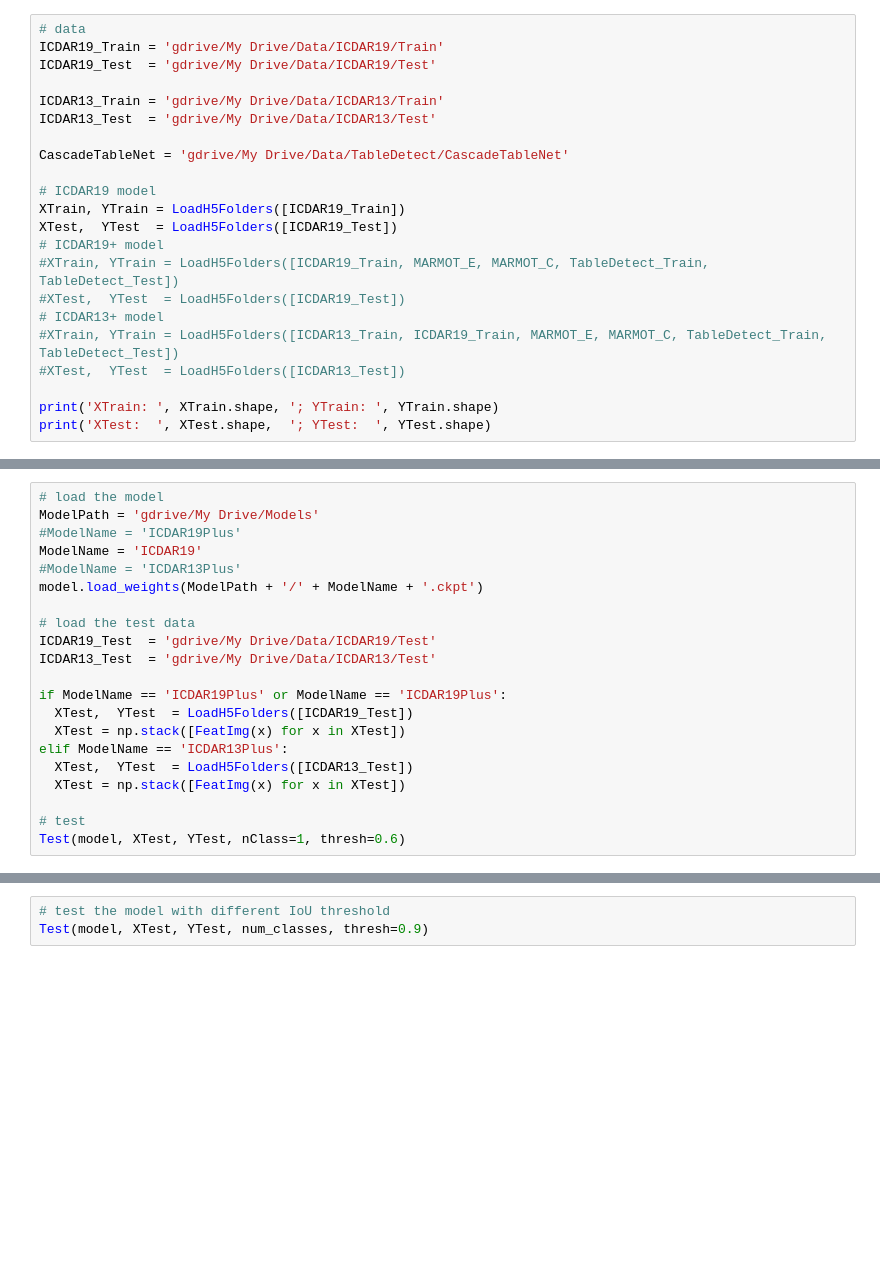
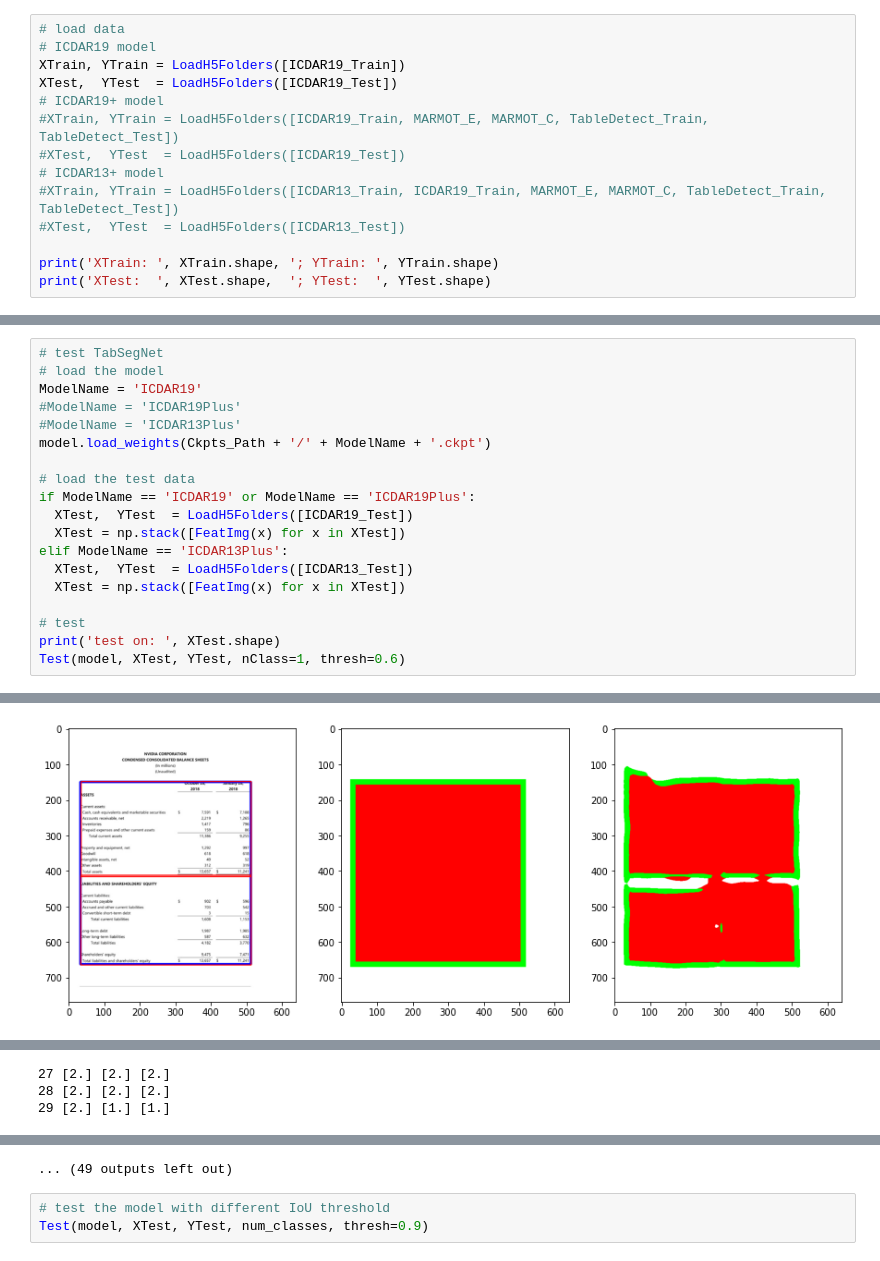
Before and after one commit to DungDuc/TabSegNet, a Jupyter notebook: TabSegNet.ipynb, the cells around one changed output, grey strips where cells are left out. Cells and saved outputs as stored; diff of their text form; blank space fills up the shorter version.

```diff
--- a/TabSegNet.ipynb
+++ b/TabSegNet.ipynb
@@ -253,14 +304,6 @@ def LogName():
     return LogFolder + '/' + ModelName + '.log'
 # %%
-# data
-ICDAR19_Train = 'gdrive/My Drive/Data/ICDAR19/Train'
-ICDAR19_Test  = 'gdrive/My Drive/Data/ICDAR19/Test'
-
-ICDAR13_Train = 'gdrive/My Drive/Data/ICDAR13/Train'
-ICDAR13_Test  = 'gdrive/My Drive/Data/ICDAR13/Test'
-
-CascadeTableNet = 'gdrive/My Drive/Data/TableDetect/CascadeTableNet'
-
+# load data
 # ICDAR19 model
 XTrain, YTrain = LoadH5Folders([ICDAR19_Train])
 XTest,  YTest  = LoadH5Folders([ICDAR19_Test])
@@ -756,16 +801,13 @@ nPos, nPred, nTP:
 # %%
+# test TabSegNet
 # load the model
-ModelPath = 'gdrive/My Drive/Models'
+ModelName = 'ICDAR19'
 #ModelName = 'ICDAR19Plus'
-ModelName = 'ICDAR19'
 #ModelName = 'ICDAR13Plus'
-model.load_weights(ModelPath + '/' + ModelName + '.ckpt')
+model.load_weights(Ckpts_Path + '/' + ModelName + '.ckpt')
 
 # load the test data
-ICDAR19_Test  = 'gdrive/My Drive/Data/ICDAR19/Test'
-ICDAR13_Test  = 'gdrive/My Drive/Data/ICDAR13/Test'
-
-if ModelName == 'ICDAR19Plus' or ModelName == 'ICDAR19Plus':
+if ModelName == 'ICDAR19' or ModelName == 'ICDAR19Plus':
   XTest,  YTest  = LoadH5Folders([ICDAR19_Test])
   XTest = np.stack([FeatImg(x) for x in XTest])
 elif ModelName == 'ICDAR13Plus':
@@ -773,4 +815,6 @@ elif ModelName == 'ICDAR13Plus':
   XTest = np.stack([FeatImg(x) for x in XTest])
 
 # test
+print('test on: ', XTest.shape)
 Test(model, XTest, YTest, nClass=1, thresh=0.6)
+# %% [output]
@@ -776,0 +834 @@ Test(model, XTest, YTest, nClass=1, thresh=0.6)
+[figure, added]
@@ -776,0 +854,3 @@ Test(model, XTest, YTest, nClass=1, thresh=0.6)
+27 [2.] [2.] [2.]
+28 [2.] [2.] [2.]
+29 [2.] [1.] [1.]
@@ -777,3 +891,4 @@ Test(model, XTest, YTest, nClass=1, thresh=0.6)
+... (49 outputs left out)
 # %%
 # test the model with different IoU threshold
 Test(model, XTest, YTest, num_classes, thresh=0.9)
```
Also changed, not shown: parts of 20 cells of this notebook.
